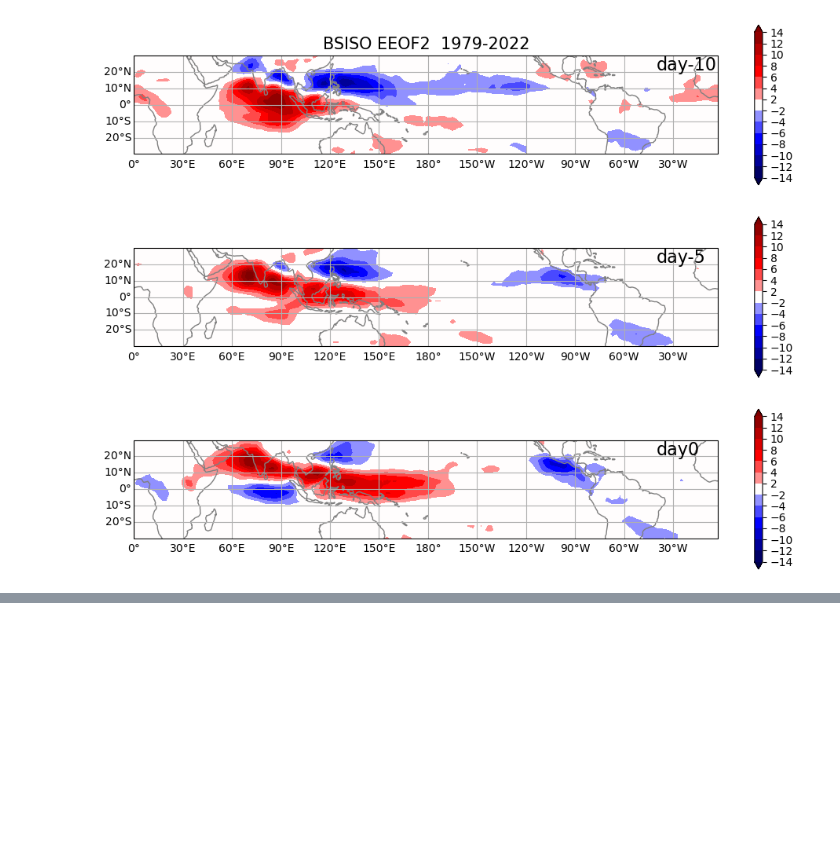
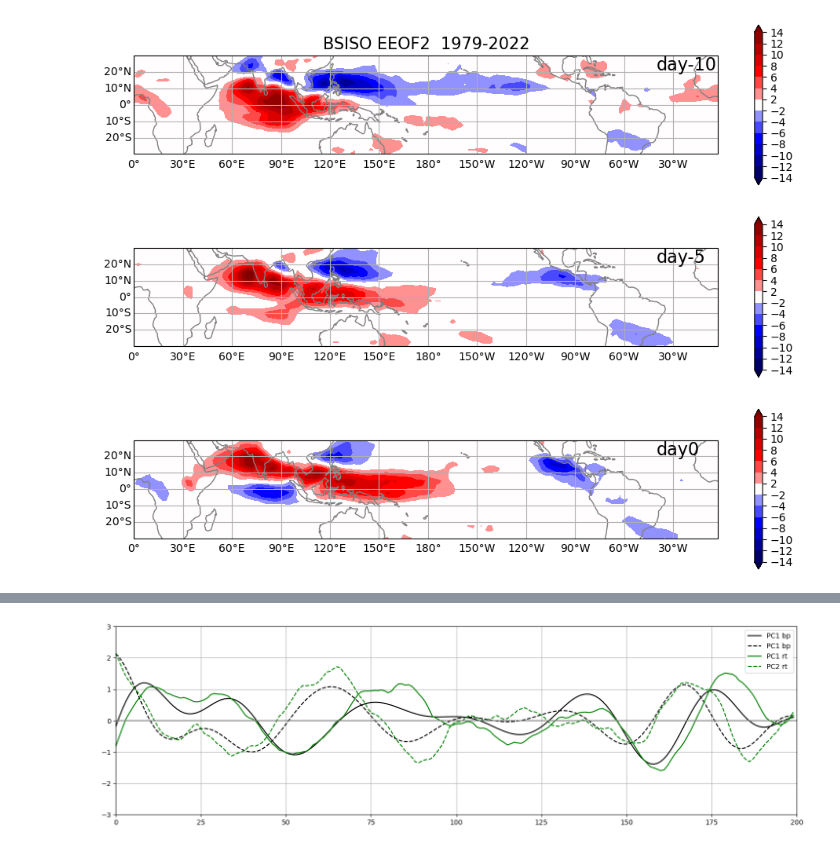
Before and after one commit to Yuumae1/machine_learning, a Jupyter notebook: notebook/kikuchi_7val_2024-04-09 copy.ipynb, the cells around one changed output, grey strips where cells are left out. Cells and saved outputs as stored; diff of their text form; code cells hidden in the pictures; blank space fills up the shorter version.

```diff
--- a/notebook/kikuchi_7val_2024-04-09 copy.ipynb
+++ b/notebook/kikuchi_7val_2024-04-09 copy.ipynb
@@ -256,0 +257,17 @@ np.savez('/home/maeda/data/bsiso_eeof/bsiso_rt-PCs.npz',rt_PCs=rt_PCs[:,:10], ti
+# %%
+rt = real_time
+
+bp_PCs = PC_bp[10:]
+plt.figure(figsize=(18,5))
+plt.plot(bp_PCs[200:400,1], label='PC1 bp', color='k')
+plt.plot(bp_PCs[200:400,0], linestyle='--', label='PC1 bp', color='k')
+plt.plot(-rt_PCs_norm[200:400,0], label='PC1 rt', color='g')
+plt.plot(rt_PCs_norm[200:400,1], linestyle='--', label='PC2 rt', color='g')
+plt.hlines(0, 0, 200, 'grey', linestyle='-')
+plt.xlim(0, 200)
+plt.ylim(-3, 3)
+plt.legend()
+plt.grid()
+plt.show()
+# %% [output]
+[figure, added]
```
Also changed, not shown: parts of 4 cells of this notebook, 2 other files.
